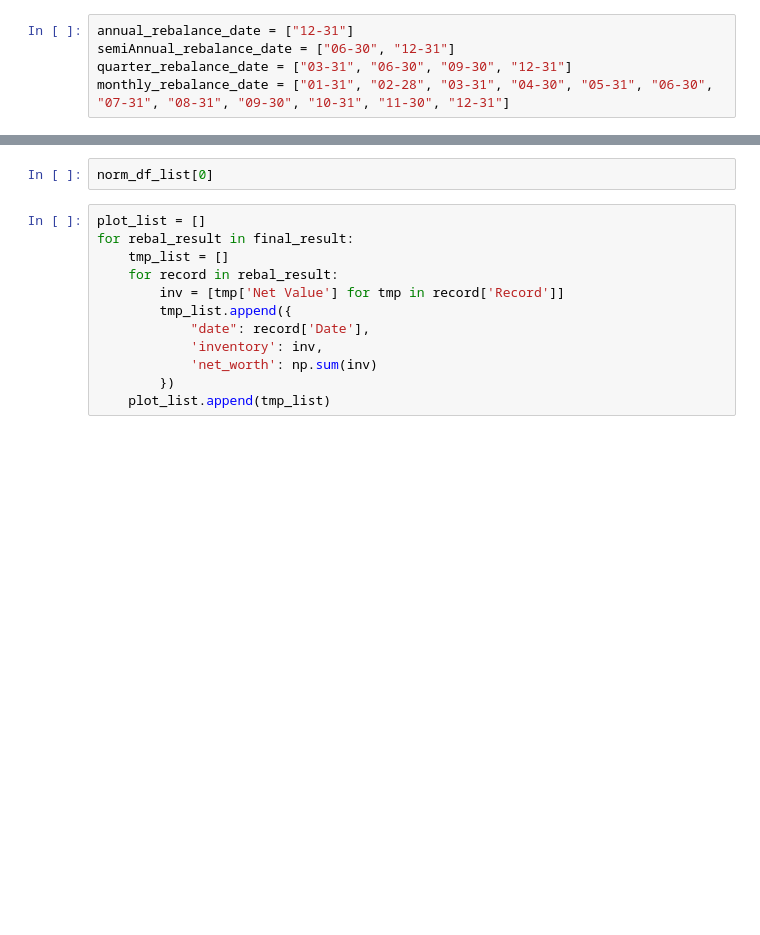
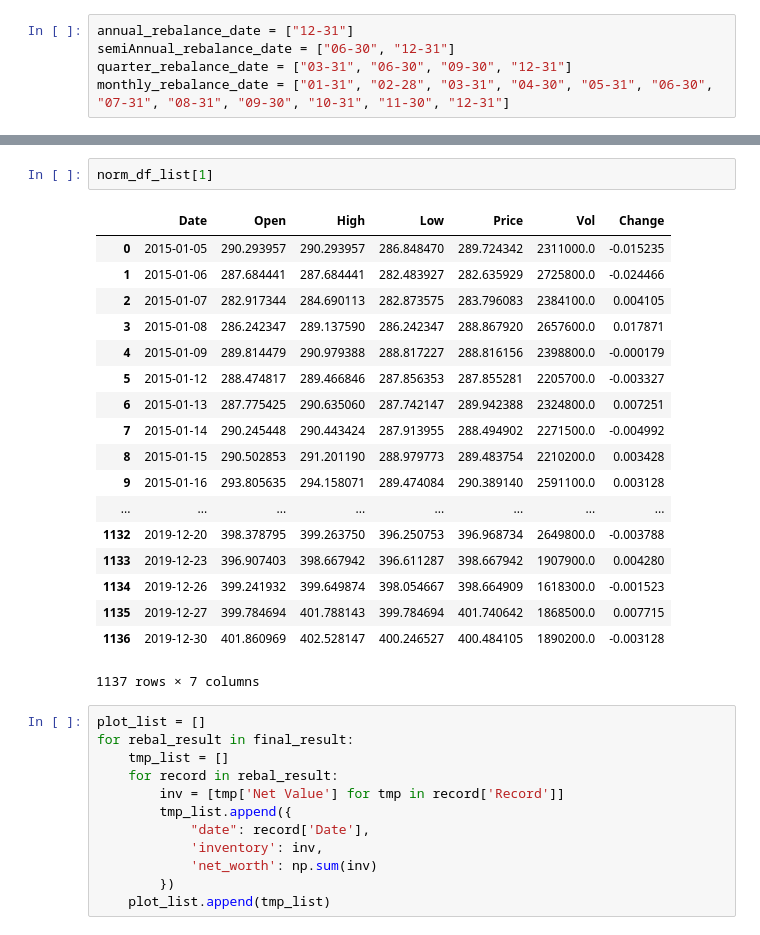
Before and after one commit to lzcaisg/reinforcement_trader, a Jupyter notebook: 0305 - Rebalancing for Benchmark-Add unrealized GainLoss.ipynb, the cells around one changed output, grey strips where cells are left out. Saved outputs shown, nothing was run; the diff lists cells and outputs as text; blank space fills up the shorter version.

```diff
--- a/0305 - Rebalancing for Benchmark-Add unrealized GainLoss.ipynb
+++ b/0305 - Rebalancing for Benchmark-Add unrealized GainLoss.ipynb
@@ -338,5 +358,24 @@ date
 # %%
-norm_df_list[0]
+norm_df_list[1]
+# %% [output]
+|  | Date | Open | High | Low | Price | Vol | Change |
+| 0 | 2015-01-05 | 290.293957 | 290.293957 | 286.848470 | 289.724342 | 2311000.0 | -0.015235 |
+| 1 | 2015-01-06 | 287.684441 | 287.684441 | 282.483927 | 282.635929 | 2725800.0 | -0.024466 |
+| 2 | 2015-01-07 | 282.917344 | 284.690113 | 282.873575 | 283.796083 | 2384100.0 | 0.004105 |
+| 3 | 2015-01-08 | 286.242347 | 289.137590 | 286.242347 | 288.867920 | 2657600.0 | 0.017871 |
+| 4 | 2015-01-09 | 289.814479 | 290.979388 | 288.817227 | 288.816156 | 2398800.0 | -0.000179 |
+| 5 | 2015-01-12 | 288.474817 | 289.466846 | 287.856353 | 287.855281 | 2205700.0 | -0.003327 |
+| 6 | 2015-01-13 | 287.775425 | 290.635060 | 287.742147 | 289.942388 | 2324800.0 | 0.007251 |
+| 7 | 2015-01-14 | 290.245448 | 290.443424 | 287.913955 | 288.494902 | 2271500.0 | -0.004992 |
+| 8 | 2015-01-15 | 290.502853 | 291.201190 | 288.979773 | 289.483754 | 2210200.0 | 0.003428 |
+| 9 | 2015-01-16 | 293.805635 | 294.158071 | 289.474084 | 290.389140 | 2591100.0 | 0.003128 |
+| ... | ... | ... | ... | ... | ... | ... | ... |
+| 1132 | 2019-12-20 | 398.378795 | 399.263750 | 396.250753 | 396.968734 | 2649800.0 | -0.003788 |
+| 1133 | 2019-12-23 | 396.907403 | 398.667942 | 396.611287 | 398.667942 | 1907900.0 | 0.004280 |
+| 1134 | 2019-12-26 | 399.241932 | 399.649874 | 398.054667 | 398.664909 | 1618300.0 | -0.001523 |
+| 1135 | 2019-12-27 | 399.784694 | 401.788143 | 399.784694 | 401.740642 | 1868500.0 | 0.007715 |
+| 1136 | 2019-12-30 | 401.860969 | 402.528147 | 400.246527 | 400.484105 | 1890200.0 | -0.003128 |
+1137 rows × 7 columns
 # %%
 plot_list = []
 for rebal_result in final_result:
```
Also changed, not shown: parts of 20 cells of this notebook, 5 other files.
